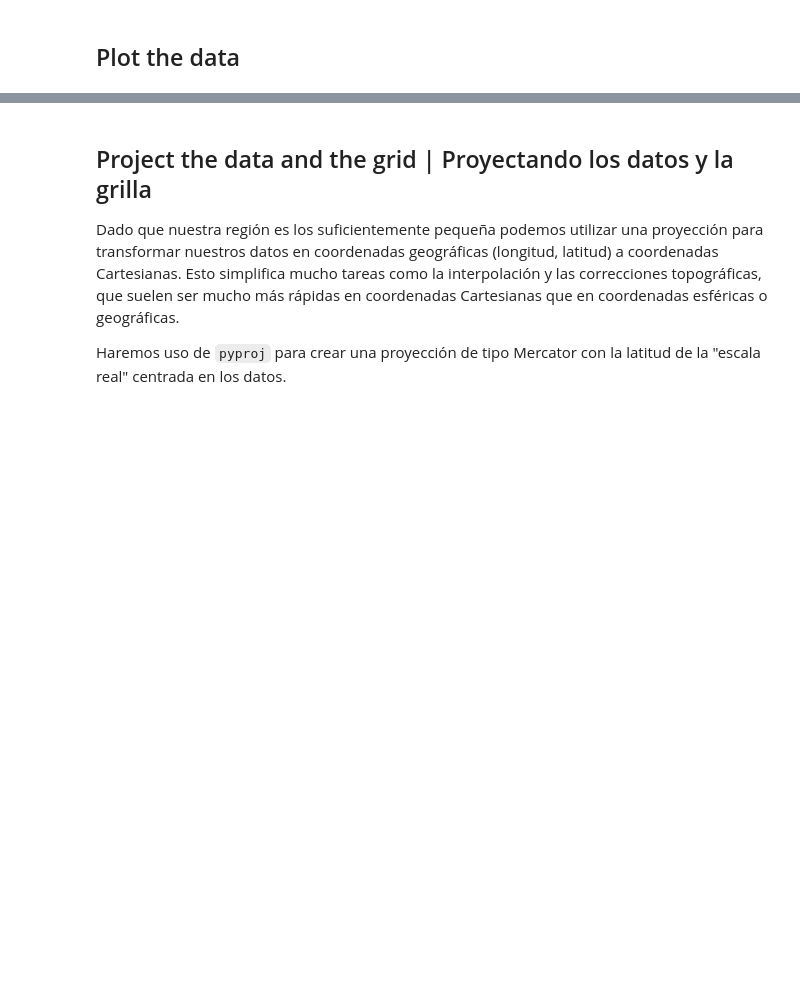
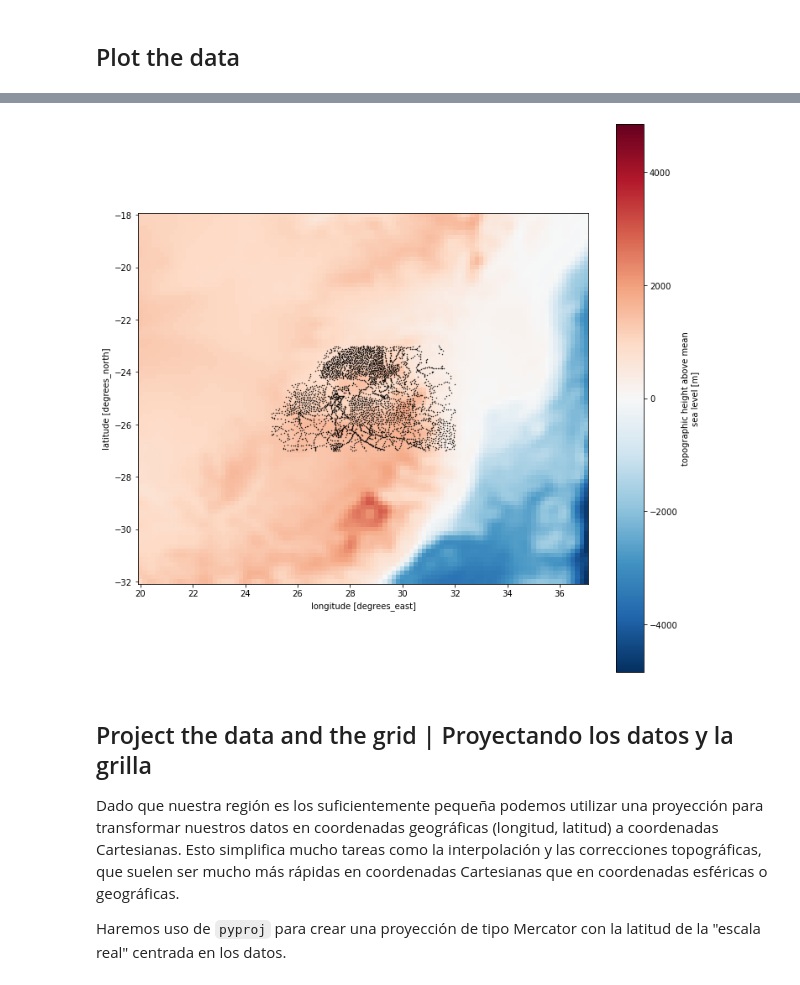
Before and after one commit to santisoler/coco-fatiando-tutorial, a Jupyter notebook: fatiando-tutorial.ipynb, the cells around one changed output, grey strips where cells are left out. Cells and saved outputs as stored; diff of their text form; code cells hidden in the pictures; blank space fills up the shorter version.

```diff
--- a/fatiando-tutorial.ipynb
+++ b/fatiando-tutorial.ipynb
@@ -341,3 +294,11 @@ fig.show()
+# %%
+fig = plt.figure(figsize=(12, 12))
+topography.plot()
+plt.scatter(data.longitude, data.latitude, c="black", s=0.2)
+plt.gca().set_aspect("equal")
+plt.show()
+# %% [output]
+[figure, added]
 # %% [markdown]
 ## Project the data and the grid | Proyectando los datos y la grilla
 
```
Also changed, not shown: parts of 23 cells of this notebook, 1 other file.
